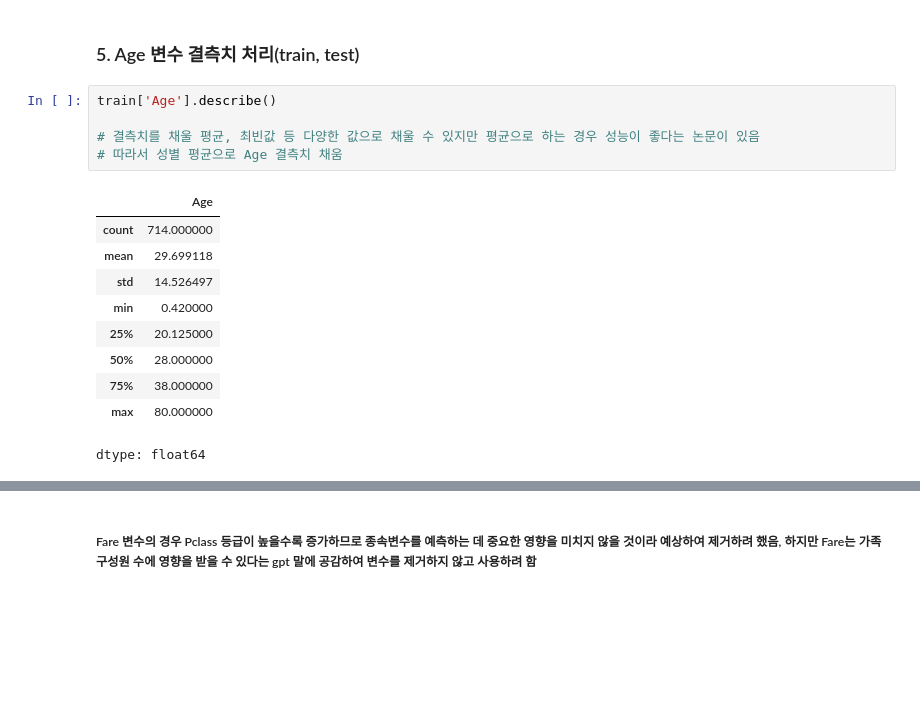
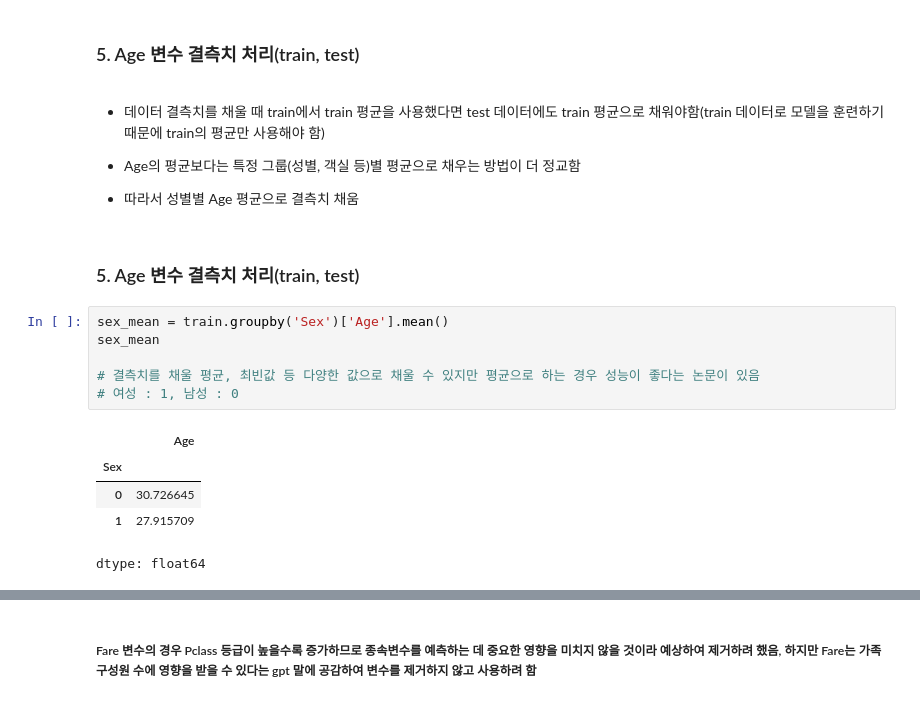
Before and after one commit to tntnu/Titanic, a Jupyter notebook: [개인프로젝트연습]_타이타닉생존자예측.ipynb, the cells around one changed output, grey strips where cells are left out. Cells and saved outputs as stored; diff of their text form; blank space fills up the shorter version.

```diff
--- a/[개인프로젝트연습]_타이타닉생존자예측.ipynb
+++ b/[개인프로젝트연습]_타이타닉생존자예측.ipynb
@@ -1002,18 +1019,23 @@ train['Embarked'] = train['Embarked'].replace({'S' : 0, 'C' : 1, 'Q' : 2})
 # %% [markdown]
 ### 5. Age 변수 결측치 처리(train, test)
+# %% [markdown]
+
+* 데이터 결측치를 채울 때 train에서 train 평균을 사용했다면 test 데이터에도
+train 평균으로 채워야함(train 데이터로 모델을 훈련하기 때문에 train의 평균만 사용해야 함)
+* Age의 평균보다는 특정 그룹(성별, 객실 등)별 평균으로 채우는 방법이 더 정교함
+
+*   따라서 성별별 Age 평균으로 결측치 채움
+# %% [markdown]
+### 5. Age 변수 결측치 처리(train, test)
 # %%
-train['Age'].describe()
+sex_mean = train.groupby('Sex')['Age'].mean()
+sex_mean
 
 # 결측치를 채울 평균, 최빈값 등 다양한 값으로 채울 수 있지만 평균으로 하는 경우 성능이 좋다는 논문이 있음
-# 따라서 성별 평균으로 Age 결측치 채움
+# 여성 : 1, 남성 : 0
 # %% [output]
 |  | Age |
-| count | 714.000000 |
-| mean | 29.699118 |
-| std | 14.526497 |
-| min | 0.420000 |
-| 25% | 20.125000 |
-| 50% | 28.000000 |
-| 75% | 38.000000 |
-| max | 80.000000 |
+| Sex |  |
+| 0 | 30.726645 |
+| 1 | 27.915709 |
 dtype: float64
```
Also changed, not shown: parts of 83 cells of this notebook.
